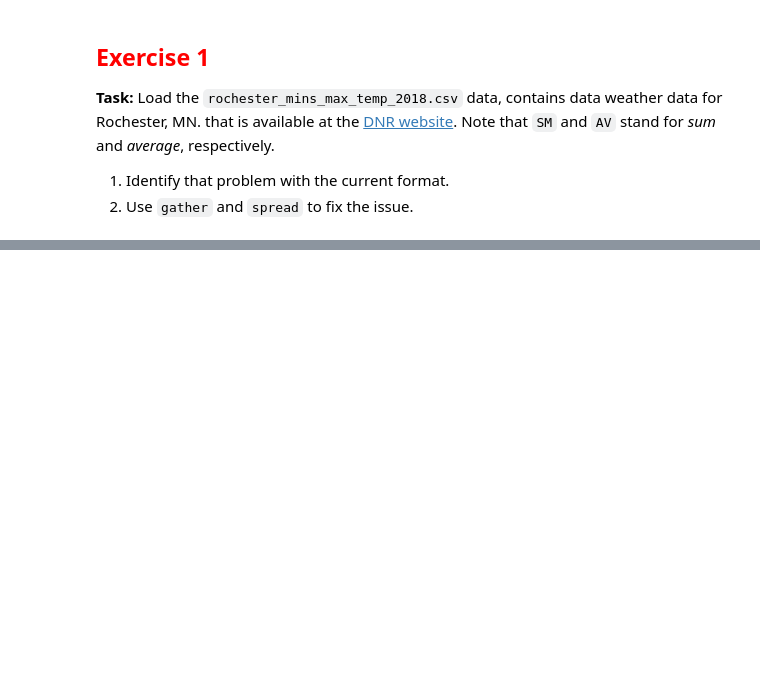
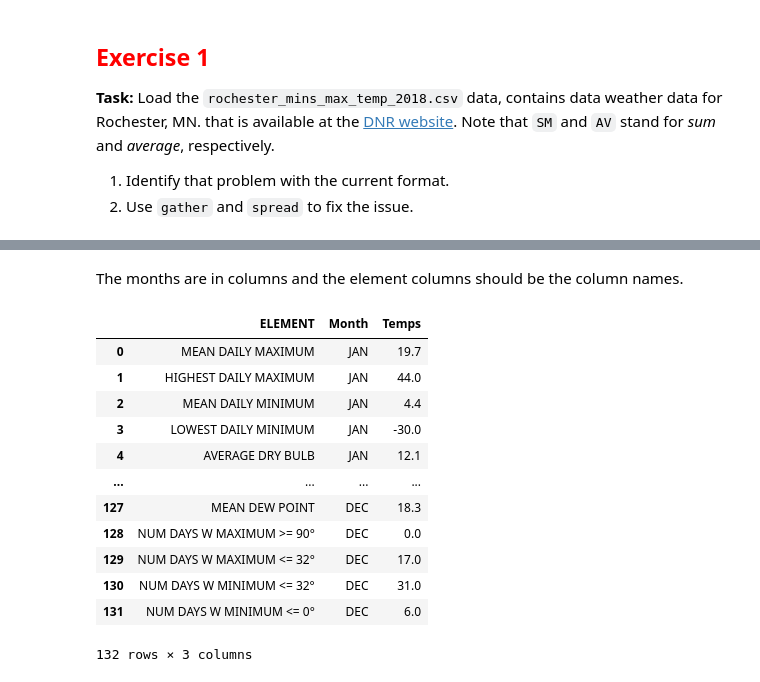
Before and after one commit to brycebanton/joining_tables_and_aggregations, a Jupyter notebook: 6_3_stack_unstack_and_the_golden_rule.ipynb, the cells around one changed output, grey strips where cells are left out. Saved outputs shown, nothing was run; the diff lists cells and outputs as text; code cells hidden in the pictures; blank space fills up the shorter version.

```diff
--- a/6_3_stack_unstack_and_the_golden_rule.ipynb
+++ b/6_3_stack_unstack_and_the_golden_rule.ipynb
@@ -159,0 +162,20 @@ temps.head()
+# %% [markdown]
+The months are in columns and the element columns should be the column names.
+# %%
+temps_gathered = (temps
+ >> gather('Month','Temps',columns_from('JAN')))
+temps_gathered
+# %% [output]
+|  | ELEMENT | Month | Temps |
+| 0 | MEAN DAILY MAXIMUM | JAN | 19.7 |
+| 1 | HIGHEST DAILY MAXIMUM | JAN | 44.0 |
+| 2 | MEAN DAILY MINIMUM | JAN | 4.4 |
+| 3 | LOWEST DAILY MINIMUM | JAN | -30.0 |
+| 4 | AVERAGE DRY BULB | JAN | 12.1 |
+| ... | ... | ... | ... |
+| 127 | MEAN DEW POINT | DEC | 18.3 |
+| 128 | NUM DAYS W MAXIMUM >= 90° | DEC | 0.0 |
+| 129 | NUM DAYS W MAXIMUM <= 32° | DEC | 17.0 |
+| 130 | NUM DAYS W MINIMUM <= 32° | DEC | 31.0 |
+| 131 | NUM DAYS W MINIMUM <= 0° | DEC | 6.0 |
+132 rows × 3 columns
```
Also changed, not shown: parts of 4 cells of this notebook, 4 other files.
